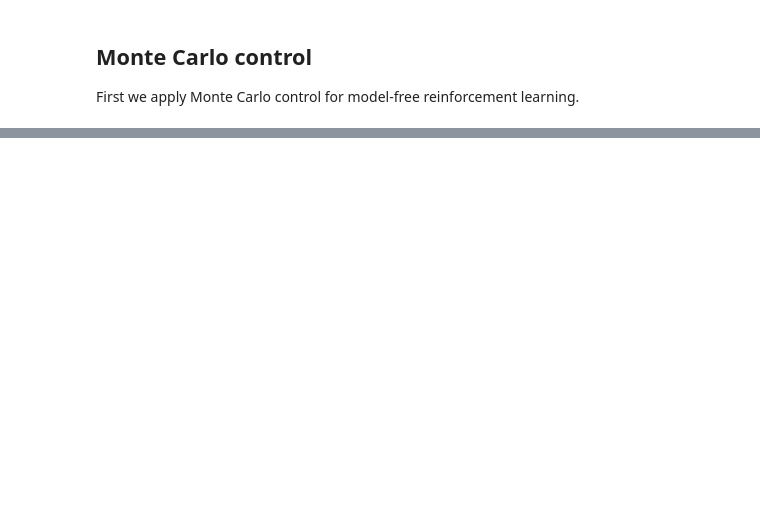
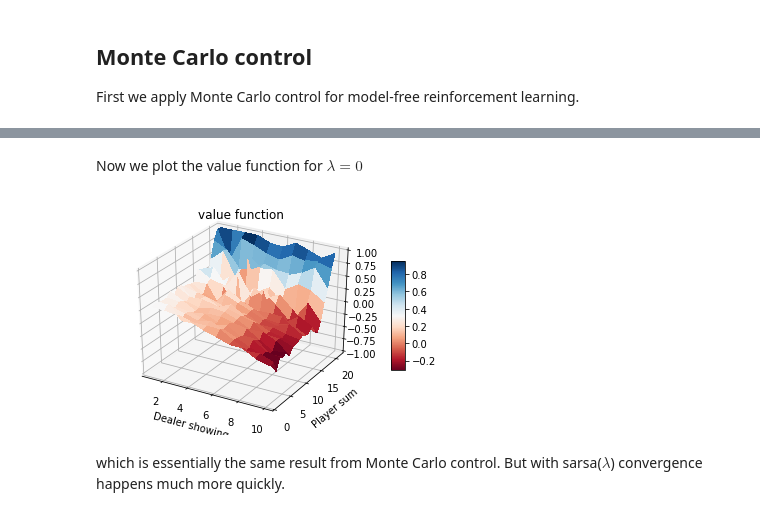
Before and after one commit to zhong1wan/RL, a Jupyter notebook: easy21.ipynb, the cells around one changed output, grey strips where cells are left out. Drawn from its saved outputs; the diff is of its cells as text; code cells hidden in the pictures; blank space fills up the shorter version.

```diff
--- a/easy21.ipynb
+++ b/easy21.ipynb
@@ -194,0 +263,18 @@ Optimal policy:
+# %% [markdown]
+Now we plot the value function for $\lambda = 0$
+# %%
+# plot value function
+fig = plt.figure()
+ax = fig.gca(projection='3d')
+x1, x2 = np.meshgrid(np.arange(1, 11), np.arange(1, 22))
+surf = ax.plot_surface(x1, x2, Q_ss[0].T, cmap='RdBu', linewidth=0, antialiased=False)
+ax.set_xlabel('Dealer showing')
+ax.set_ylabel('Player sum')
+ax.set_zlim([-1, 1])
+ax.set_title('value function')
+fig.colorbar(surf, shrink=0.5, aspect=8)
+plt.show()
+# %% [output]
+[figure, added]
+# %% [markdown]
+which is essentially the same result from Monte Carlo control. But with sarsa($\lambda$) convergence happens much more quickly.
```
Also changed, not shown: parts of 5 cells of this notebook.
